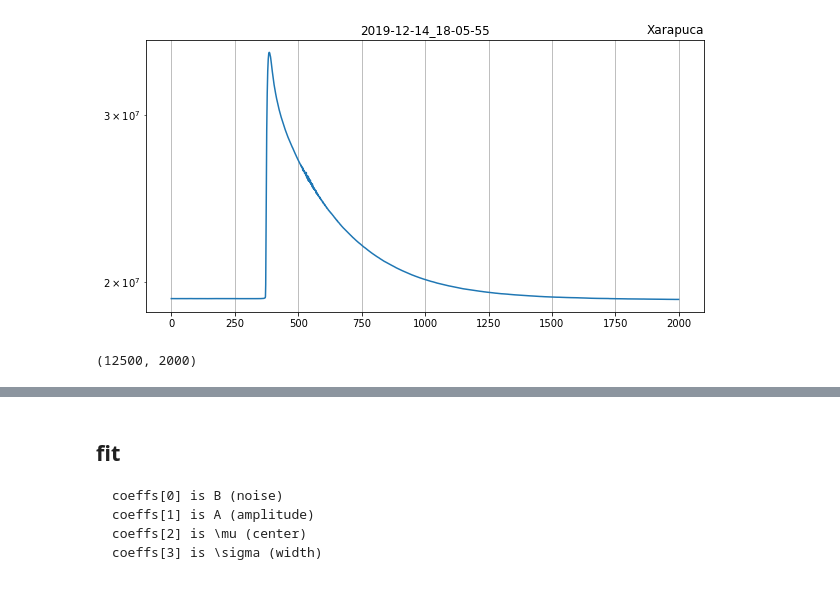
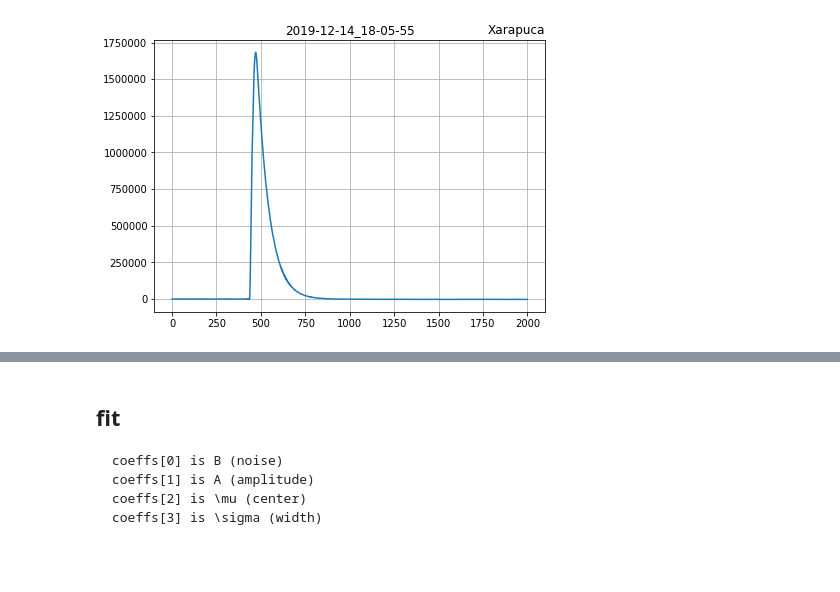
Before and after one commit to fdolek/pypuca, a Jupyter notebook: plt_all.ipynb, the cells around one changed output, grey strips where cells are left out. Cells and saved outputs as stored; diff of their text form; code cells hidden in the pictures.

```diff
--- a/plt_all.ipynb
+++ b/plt_all.ipynb
@@ -11,6 +11,5 @@ from math import log
 from pylab import rcParams
 rcParams['figure.figsize'] = 10, 5
 # %%
-pkl_file = open('EGamma.pkl', 'rb')
+pkl_file = open('blineled.pkl', 'rb')
 mydata = pickle.load(pkl_file)
-pkl_file.close()
@@ -51,7 +16,3 @@ for filename in os.listdir(dirname):
-# %%
-pkl_file = open('myfile.pkl', 'rb')
-mydata = pickle.load(pkl_file)
-pkl_file.close()
 # %%
 mydata['ch0'].shape
 # %% [output]
@@ -80,18 +23,13 @@ ch1 = [[1525 1517 1520 ... 1539 1544 1534]
 # %%
 plt.title('2019-12-14_18-05-55')
 #plt.title('one event', loc='left')
 plt.title('Xarapuca', loc='right')
-plt.yscale('log')
+#plt.yscale('log')
 plt.grid(True)
 #t = np.arange(len(mydata['ch2']))
 #plt.xlim(0, 400)
 #plt.ylim(-350, 350)
-plt.plot((mydata['ch0']).sum(axis=0))
+plt.plot((mydata['ch11']).sum(axis=0))
 plt.show()
 # %% [output]
-[figure, old version]
+[figure, new version]
-# %%
-c=mydata['ch0']
-c.shape
-# %% [output]
-(12500, 2000)
```
Also changed, not shown: parts of 11 cells of this notebook, 2 other files.
